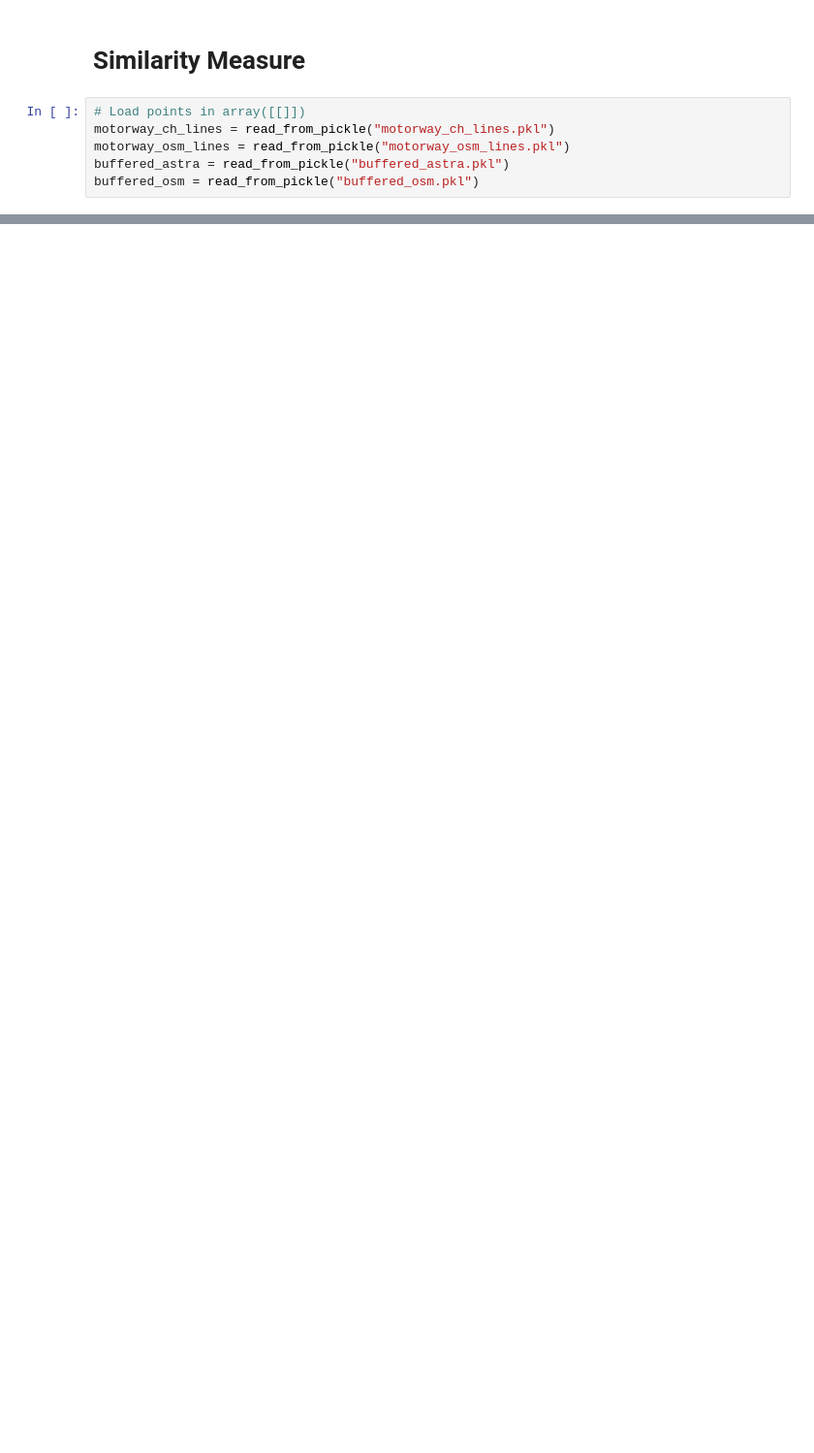
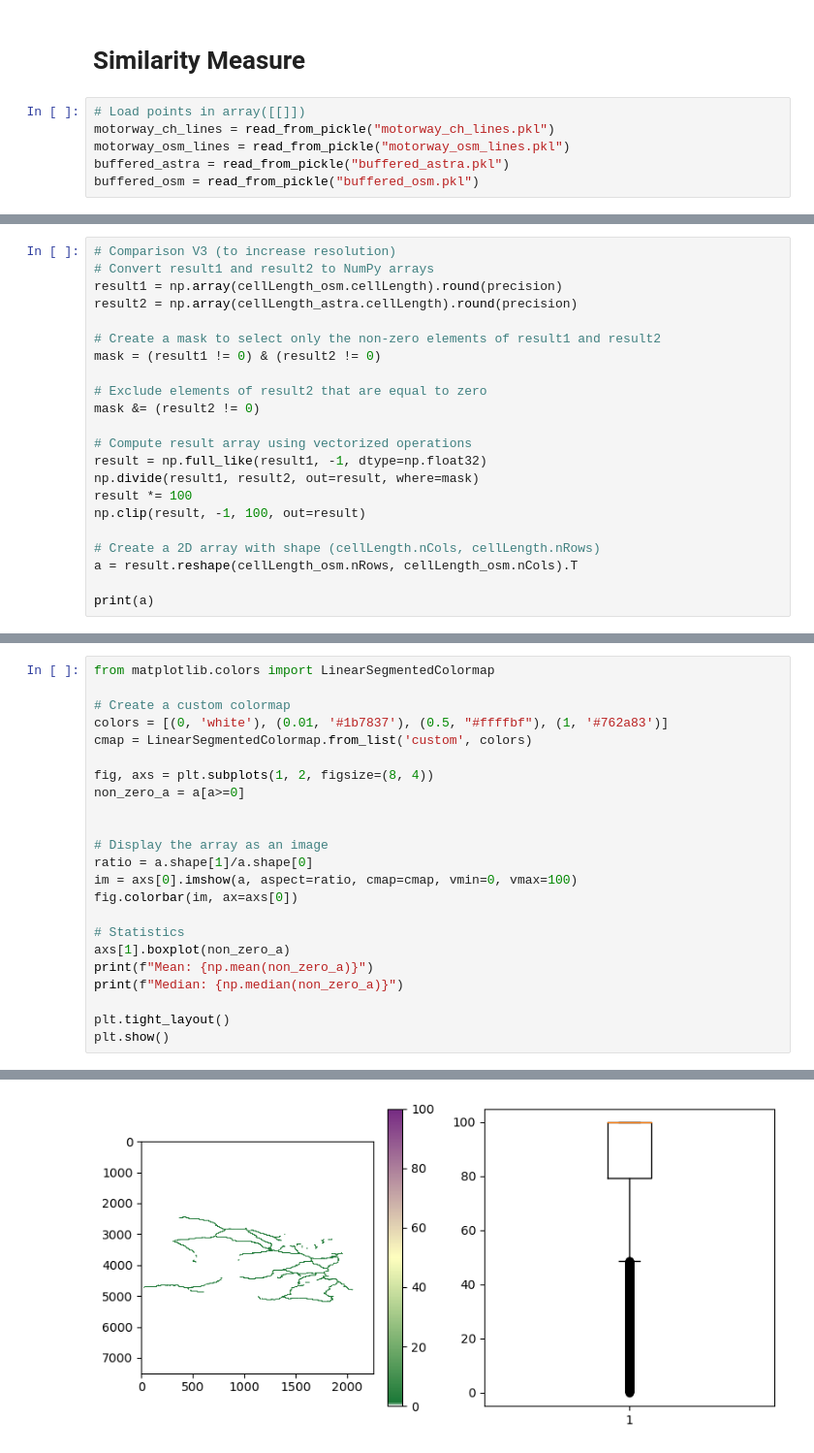
Before and after one commit to chrisvanklutter/GEO877_Spatial_Algorithms_Haklay, a Jupyter notebook: data_Preprocessing.ipynb, the cells around one changed output, grey strips where cells are left out. Shown at 97% size. Drawn from its saved outputs; the diff is of its cells as text; blank space fills up the shorter version.

```diff
--- a/data_Preprocessing.ipynb
+++ b/data_Preprocessing.ipynb
@@ -598,0 +812,22 @@ similarities
+# %%
+# Comparison V3 (to increase resolution)
+# Convert result1 and result2 to NumPy arrays
+result1 = np.array(cellLength_osm.cellLength).round(precision)
+result2 = np.array(cellLength_astra.cellLength).round(precision)
+
+# Create a mask to select only the non-zero elements of result1 and result2
+mask = (result1 != 0) & (result2 != 0)
+
+# Exclude elements of result2 that are equal to zero
+mask &= (result2 != 0)
+
+# Compute result array using vectorized operations
+result = np.full_like(result1, -1, dtype=np.float32)
+np.divide(result1, result2, out=result, where=mask)
+result *= 100
+np.clip(result, -1, 100, out=result)
+
+# Create a 2D array with shape (cellLength.nCols, cellLength.nRows)
+a = result.reshape(cellLength_osm.nRows, cellLength_osm.nCols).T
+
+print(a)
@@ -598,0 +849,24 @@ similarities
+# %%
+from matplotlib.colors import LinearSegmentedColormap
+
+# Create a custom colormap
+colors = [(0, 'white'), (0.01, '#1b7837'), (0.5, "#ffffbf"), (1, '#762a83')]
+cmap = LinearSegmentedColormap.from_list('custom', colors)
+
+fig, axs = plt.subplots(1, 2, figsize=(8, 4))
+non_zero_a = a[a>=0]
+
+
+# Display the array as an image
+ratio = a.shape[1]/a.shape[0]
+im = axs[0].imshow(a, aspect=ratio, cmap=cmap, vmin=0, vmax=100)
+fig.colorbar(im, ax=axs[0])
+
+# Statistics
+axs[1].boxplot(non_zero_a)
+print(f"Mean: {np.mean(non_zero_a)}")
+print(f"Median: {np.median(non_zero_a)}")
+
+plt.tight_layout()
+plt.show()
+# %% [output]
@@ -598,0 +875 @@ similarities
+[figure, added]
```
Also changed, not shown: parts of 33 cells of this notebook, 11 other files.
